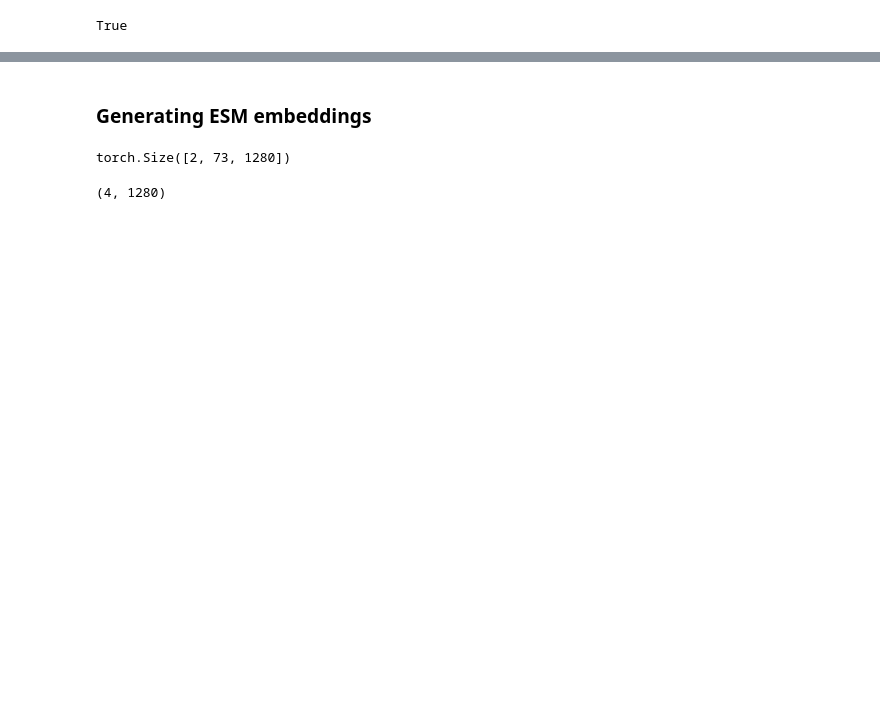
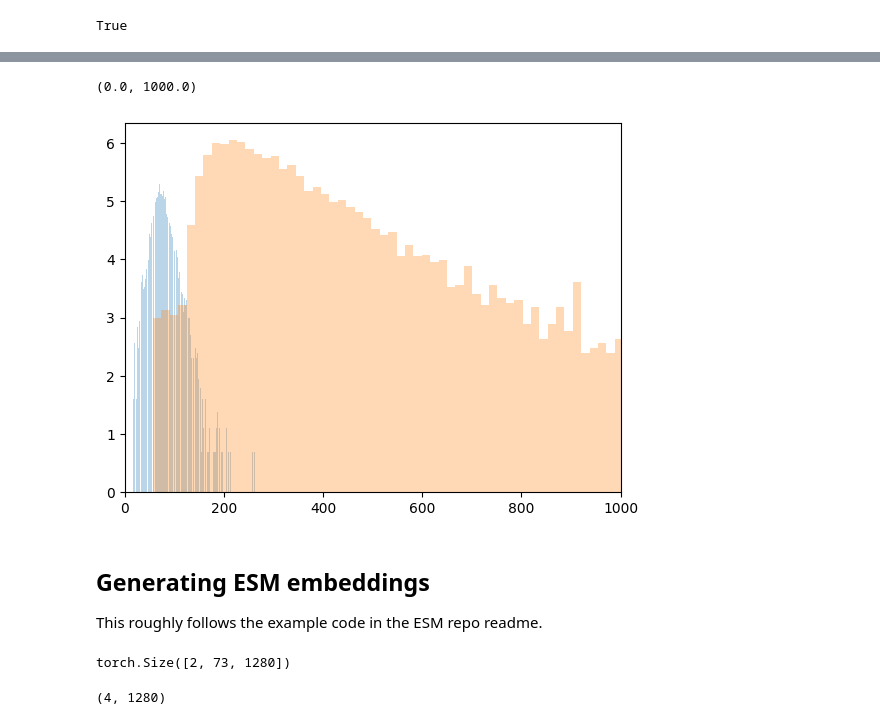
Before and after one commit to Arcadia-Science/2024-plm-utils, a Jupyter notebook: notebooks/esm-eda.ipynb, the cells around one changed output, grey strips where cells are left out. Drawn from its saved outputs; the diff is of its cells as text; code cells hidden in the pictures; blank space fills up the shorter version.

```diff
--- a/notebooks/esm-eda.ipynb
+++ b/notebooks/esm-eda.ipynb
@@ -32,5 +57,19 @@ True
+# %%
+plt.figure()
+filepath = '../tmp/data/coding_validation_peptides.fa'
+plot_sequence_lengths_histogram(filepath, bins=300)
+
+filepath = '../tmp/data/noncoding_validation_peptides.fa'
+plot_sequence_lengths_histogram(filepath, bins=300)
+
+plt.xlim([0, 1000])
+# %% [output]
+(0.0, 1000.0)
+[figure, added]
 # %% [markdown]
-### Generating ESM embeddings
+## Generating ESM embeddings
+
+This roughly follows the example code in the ESM repo readme.
 # %%
 model, alphabet = esm.pretrained.esm2_t33_650M_UR50D()
 batch_converter = alphabet.get_batch_converter()
```
Also changed, not shown: parts of 25 cells of this notebook, 1 other file.
